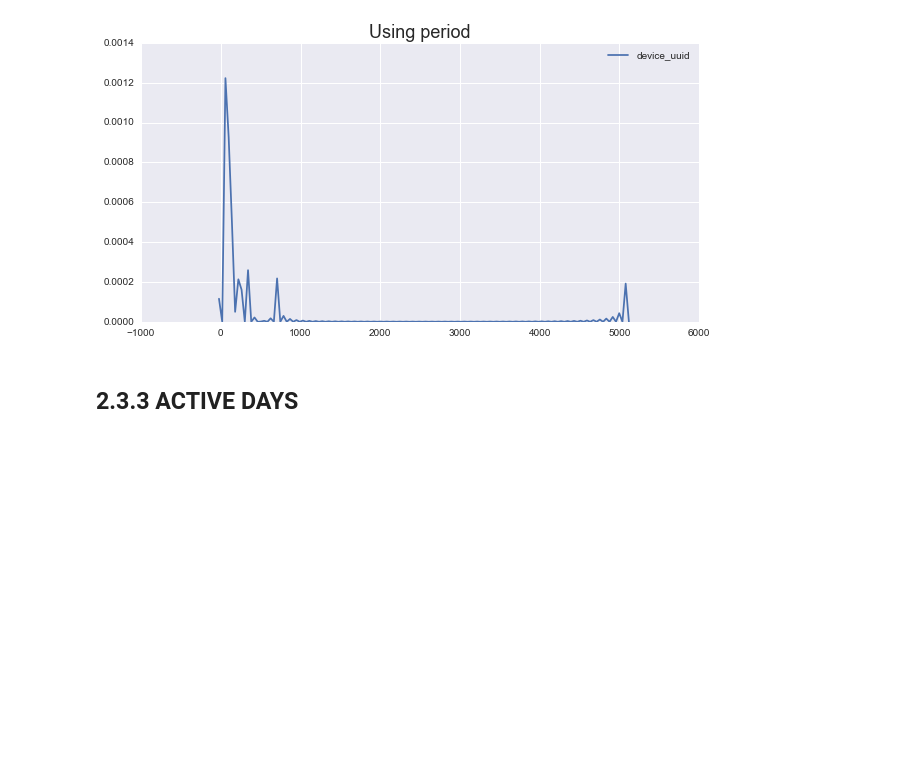
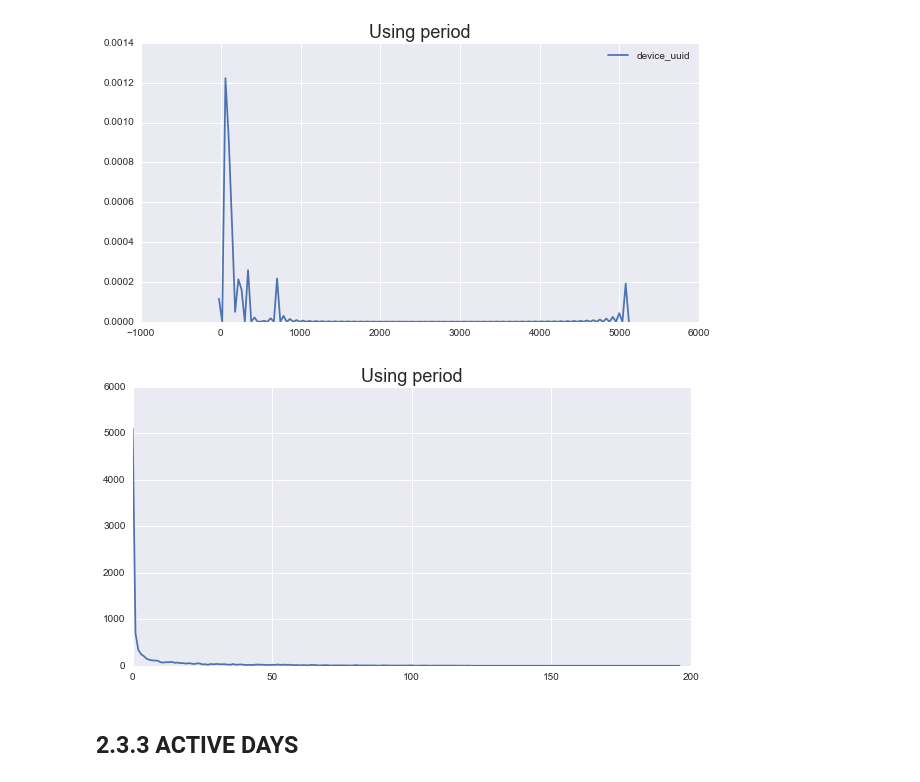
Before and after one commit to yennanliu/analysis, a Jupyter notebook: india/India_trafi.ipynb, the cells around one changed output. Drawn from its saved outputs; the diff is of its cells as text; code cells hidden in the pictures; blank space fills up the shorter version.

```diff
--- a/india/India_trafi.ipynb
+++ b/india/India_trafi.ipynb
@@ -185,6 +172,16 @@ plt.title('Using period',fontsize=18)
 plt.show()
 # %% [output]
 [figure]
+# %%
+plt.figure(figsize=(10, 5))
+plt.plot(df_india.groupby('using_period').count()['device_uuid'])
+plt.title('Using period',fontsize=18)
+
+
+
+plt.show()
+# %% [output]
+[figure, added]
 # %% [markdown]
 ## 2.3.3 ACTIVE DAYS
 # %%
```
Also changed, not shown: parts of 8 cells of this notebook.
